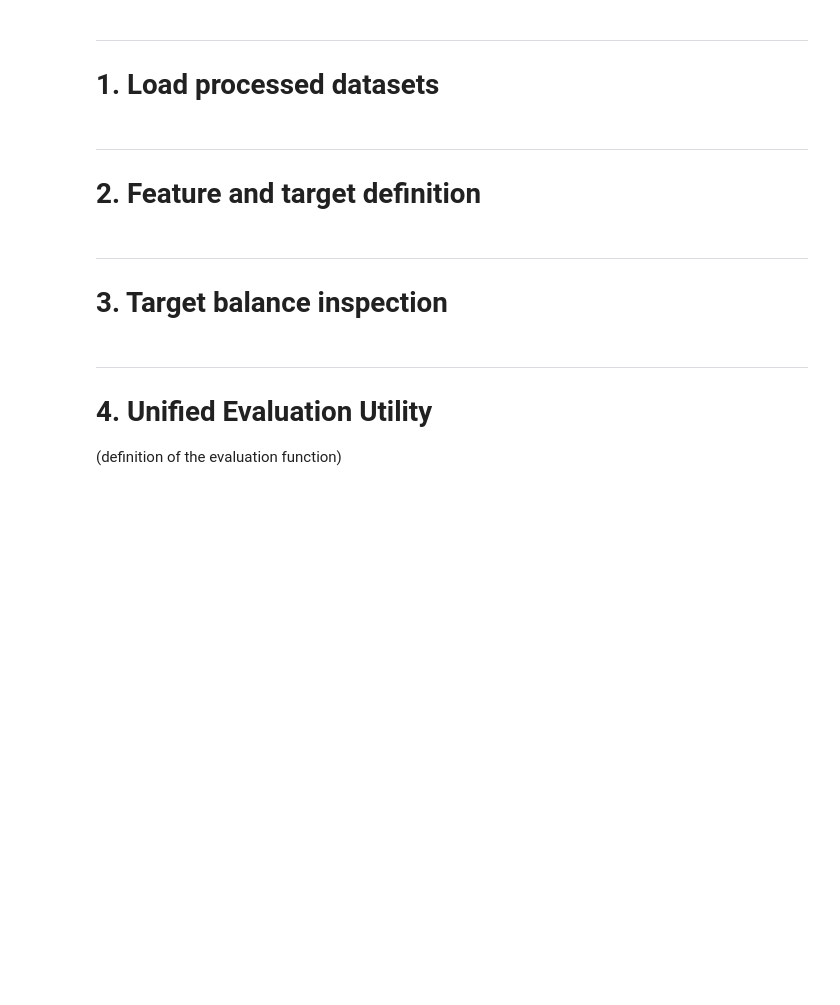
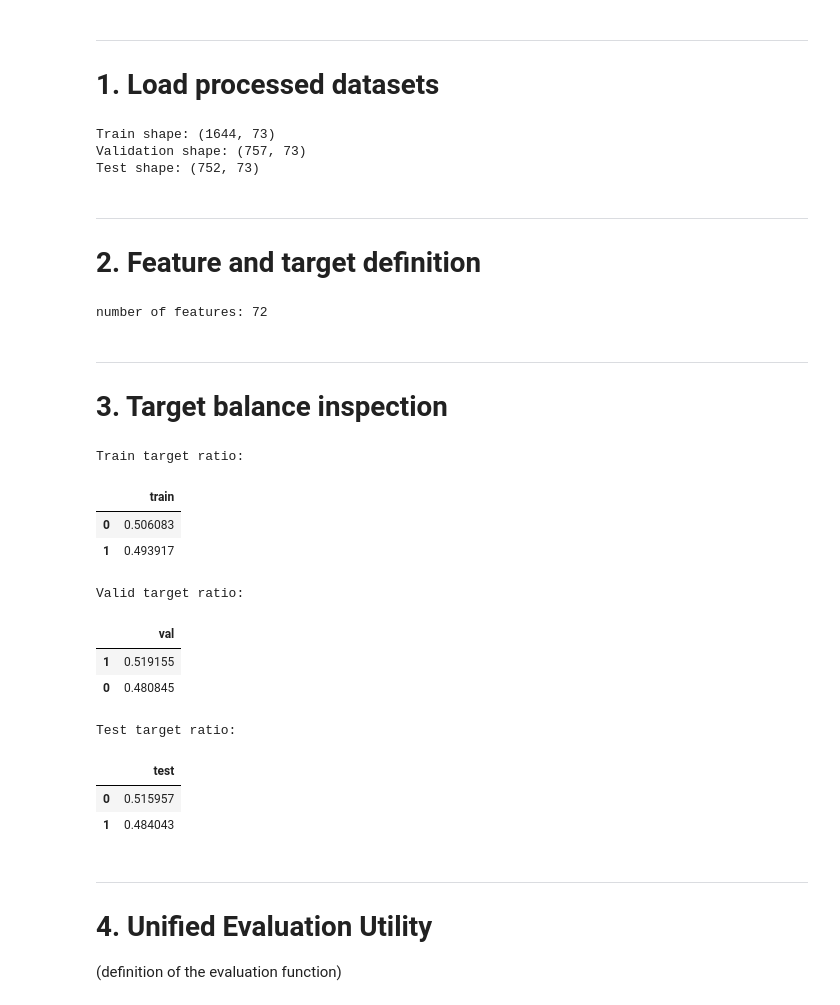
Before and after one commit to jenriquezafra/Equity-Signals, a Jupyter notebook: notebooks/04_modeling.ipynb, the cells around one changed output. Saved outputs shown, nothing was run; the diff lists cells and outputs as text; code cells hidden in the pictures; blank space fills up the shorter version.

```diff
--- a/notebooks/04_modeling.ipynb
+++ b/notebooks/04_modeling.ipynb
@@ -38,10 +38,10 @@ from sklearn.metrics import (
     RocCurveDisplay,
 )
 
-import xgboost as xgb
+from xgboost import XGBClassifier, callback
 
 from src.utils.config import load_config
-
+from src.processing.windowing import build_windows_from_df
 cfg = load_config()
 
 MODELS_DIR = PROJECT_ROOT / "models"
@@ -51,5 +51,5 @@ PROC_DATA_DIR = PROJECT_ROOT / "data" / "processed"
 REPORTS_DIR.mkdir(parents=True, exist_ok=True)
 MODELS_DIR.mkdir(parents=True, exist_ok=True)
 
-TARGET_TICKER = "AMD"
+TARGET_COL = "target"
 RANDOM_SEED = 42
@@ -117,12 +79,66 @@ X_test, y_test = build_windows(test, feature_cols, TARGET_COL, WINDOW_SIZE)
 # %% [markdown]
 ---
 # 1. Load processed datasets
+# %%
+train = pd.read_parquet(PROC_DATA_DIR / "train.parquet")
+test = pd.read_parquet(PROC_DATA_DIR / "test.parquet")
+val = pd.read_parquet(PROC_DATA_DIR / "valid.parquet")
+
+print("Train shape:", train.shape)
+print("Validation shape:", val.shape)
+print("Test shape:", test.shape)
+# %% [output]
+Train shape: (1644, 73)
+Validation shape: (757, 73)
+Test shape: (752, 73)
 # %% [markdown]
 ---
 # 2. Feature and target definition
+# %%
+# we take all numeric columns
+numeric_cols = train.select_dtypes(include=[np.number]).columns.tolist()
+
+# features = all numeric except the target
+feature_cols = [c for c in numeric_cols if c != TARGET_COL]
+
+print("number of features:", len(feature_cols))
+
+# build X and y for each split
+# TODO: creo que aqui puedo añadir alguna funcion de windowing.py
+X_train, y_train = train[feature_cols].values, train[TARGET_COL].values
+X_val, y_val = val[feature_cols].values, val[TARGET_COL].values
+X_test, y_test = test[feature_cols].values, test[TARGET_COL].values
+# %% [output]
+number of features: 72
 # %% [markdown]
 ---
 # 3. Target balance inspection
+# %%
+def class_ratio(y):
+    """Just show how many 0s and 1s we have in percentage"""
+    return pd.Series(y).value_counts(normalize=True).rename("ratio")
+
+print("Train target ratio:")
+display(class_ratio(y_train).to_frame("train"))
+
+print("Valid target ratio:")
+display(class_ratio(y_val).to_frame("val"))
+
+print("Test target ratio:")
+display(class_ratio(y_test).to_frame("test"))
+# %% [output]
+Train target ratio:
+|  | train |
+| 0 | 0.506083 |
+| 1 | 0.493917 |
+Valid target ratio:
+|  | val |
+| 1 | 0.519155 |
+| 0 | 0.480845 |
+Test target ratio:
+|  | test |
+| 0 | 0.515957 |
+| 1 | 0.484043 |
 # %% [markdown]
 ---
 # 4. Unified Evaluation Utility
```
Also changed, not shown: parts of 10 cells of this notebook, 8 other files.
